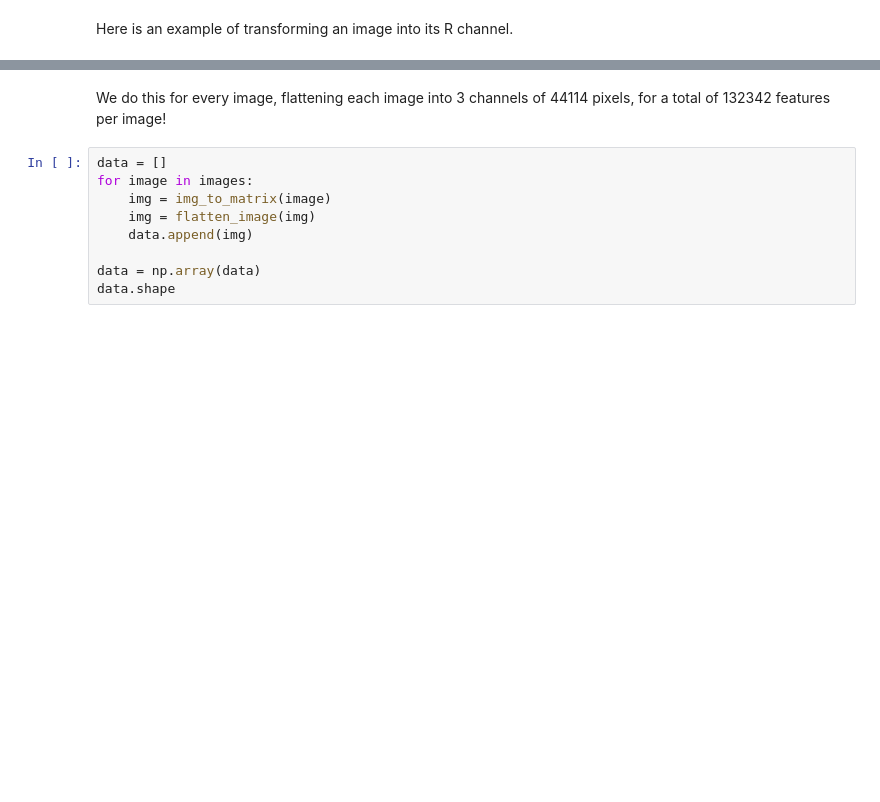
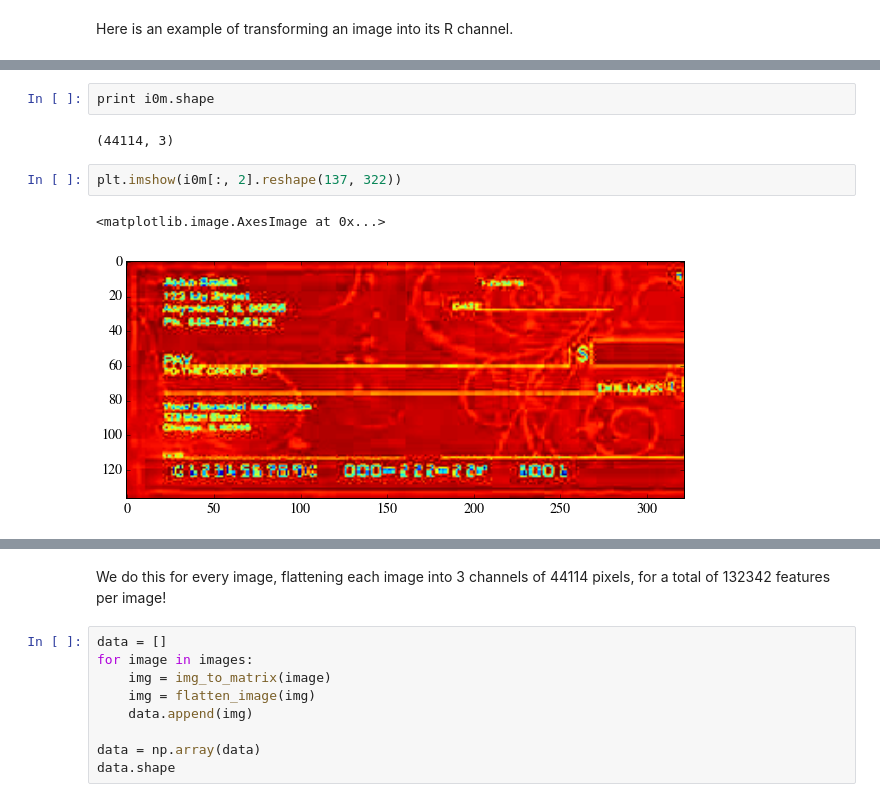
Before and after one commit to anyuanay/Practical-Data-Science-With-Open-Source-Techniques, a Jupyter notebook: using-python/CS109-Lab4-scikit-learn.ipynb, the cells around one changed output, grey strips where cells are left out. Cells and saved outputs as stored; diff of their text form; blank space fills up the shorter version.

```diff
--- a/using-python/CS109-Lab4-scikit-learn.ipynb
+++ b/using-python/CS109-Lab4-scikit-learn.ipynb
@@ -748,0 +848,9 @@ plt.imshow(i0m[:,1].reshape(137,322))
+# %%
+print i0m.shape
+# %% [output]
+(44114, 3)
+# %%
+plt.imshow(i0m[:, 2].reshape(137, 322))
+# %% [output]
+<matplotlib.image.AxesImage at 0x...>
+[figure, added]
```
Also changed, not shown: parts of 51 cells of this notebook.
